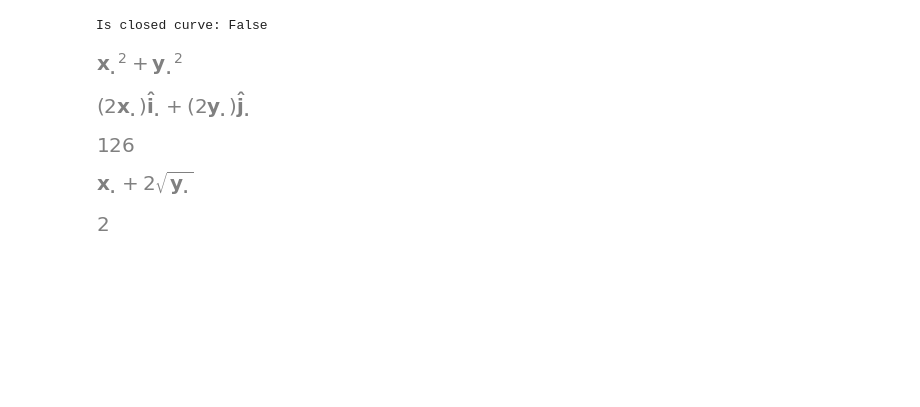
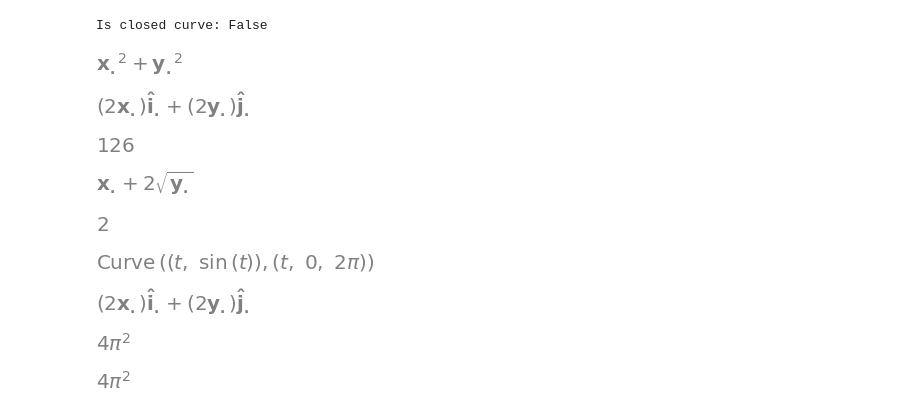
Before and after one commit to jet-c-21/MyMathLab, a Jupyter notebook: MultivarCal/15. Line integrals in vector fields.ipynb, the cells around one changed output. Cells and saved outputs as stored; diff of their text form; code cells hidden in the pictures; blank space fills up the shorter version.

```diff
--- a/MultivarCal/15. Line integrals in vector fields.ipynb
+++ b/MultivarCal/15. Line integrals in vector fields.ipynb
@@ -125,3 +125,21 @@ phi.subs({C.x:1, C.y:4}) - phi.subs({C.x:-1, C.y:4})
 # %% [output]
 [figure]
 [figure]
+# %%
+C = CoordSys3D('.')
+
+curve = sp.Curve(( t, sp.sin(t)), (t, 0, 2*sp.pi))
+curve
+
+f = C.x**2 + C.y**2
+f_grad = gradient(f)
+f_grad
+
+vector_integrate(f_grad, curve)
+
+f.subs({C.x : curve.subs(t, 2*sp.pi)[0], C.y: curve.subs(t, 2*sp.pi)[1]}) - f.subs({C.x : curve.subs(t, 0)[0], C.y: curve.subs(t, 0)[1]})
+# %% [output]
+[figure, added]
+[figure, added]
+[figure, added]
+[figure, added]
```
Also changed, not shown: parts of 1 cell of this notebook, 1 other file.
